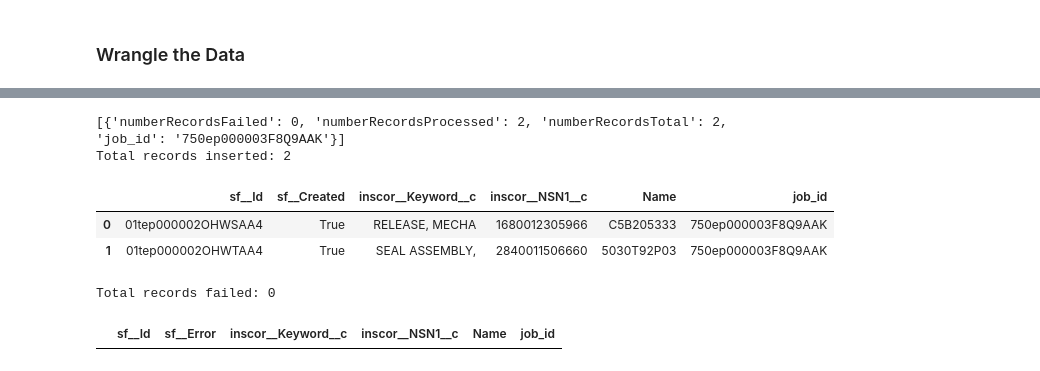
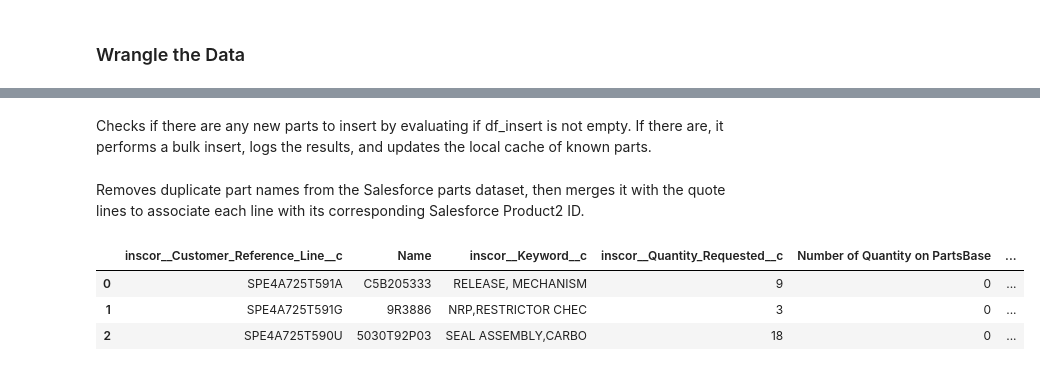
Before and after one commit to classaccounts/BuckeyeDreaminDemo, a Jupyter notebook: notebooks/03_real_data_pipeline.ipynb, the cells around one changed output, grey strips where cells are left out. Cells and saved outputs as stored; diff of their text form; code cells hidden in the pictures.

```diff
--- a/notebooks/03_real_data_pipeline.ipynb
+++ b/notebooks/03_real_data_pipeline.ipynb
@@ -225,27 +289,39 @@ df_insert.head()
+# %% [markdown]
+Checks if there are any new parts to insert by evaluating if df_insert is not empty. If there are, it performs a bulk insert, logs the results, and updates the local cache of known parts.
 # %%
-records=df_insert.to_dict(orient='records')
-result = sf.bulk2.Product2.insert(records=records, concurrency=100)
-print(result)
+#add an if statment that if df insert has no rows, then skip the bulk insert
+if not df_insert.empty:
+    print("No new parts to insert. Skipping bulk insert.")
 
-#check the results
-success, fail = get_bulk2_results(result)
-print(f"Total records inserted: {len(success)}")
-display(success.head(3))
-print(f"Total records failed: {len(fail)}")
-display(fail.head(3))
+    records=df_insert.to_dict(orient='records')
+    result = sf.bulk2.Product2.insert(records=records, concurrency=100)
+    print(result)
 
-#Yes you could (should) certainly use the rest API for this amount of data, but I already put BulkAPI in the presentation title
-#There is no backing out now.
+    #check the results
+    success, fail = get_bulk2_results(result)
+    print(f"Total records inserted: {len(success)}")
+    display(success.head(3))
+    print(f"Total records failed: {len(fail)}")
+    display(fail.head(3))
 
-#add success results to the DataFrame
-sf_parts = pd.concat([sf_parts, success['sf__Id', 'Name']], ignore_index=True)
+    #Yes you could (should) certainly use the rest API for this amount of data, but I already put BulkAPI in the presentation title
+    #There is no backing out now.
+
+    #add success results to the the existing parts dataframe
+    #rename sf__Id to sf__Id for consistency
+    success = success.rename(columns={'sf__Id': 'Id'})
+    sf_parts = pd.concat([sf_parts, success[['Id', 'Name']]], ignore_index=True)
+    #Drop any duplicate part names, part numbers should be unique.
-# %% [output]
-[{'numberRecordsFailed': 0, 'numberRecordsProcessed': 2, 'numberRecordsTotal': 2, 'job_id': '750ep000003F8Q9AAK'}]
-Total records inserted: 2
-|  | sf__Id | sf__Created | inscor__Keyword__c | inscor__NSN1__c | Name | job_id |
-| 0 | 01tep000002OHWSAA4 | True | RELEASE, MECHA | 1680012305966 | C5B205333 | 750ep000003F8Q9AAK |
-| 1 | 01tep000002OHWTAA4 | True | SEAL ASSEMBLY, | 2840011506660 | 5030T92P03 | 750ep000003F8Q9AAK |
-Total records failed: 0
-|  | sf__Id | sf__Error | inscor__Keyword__c | inscor__NSN1__c | Name | job_id |
+# %% [markdown]
+Removes duplicate part names from the Salesforce parts dataset, then merges it with the quote lines to associate each line with its corresponding Salesforce Product2 ID.
 # %%
-#drop dupes then merge, then remove uneeded columns
+#merge sf_parts with df_parts to get salesforce IDs for the parts
+sf_parts.drop_duplicates(subset=['Name'], inplace=True)
+df_quote_lines = pd.merge(df_quote_lines, sf_parts, on='Name', how='inner')
+df_quote_lines = df_quote_lines.rename(columns={'Id': 'inscor__Product__c'})
+df_quote_lines.head()
+# %% [output]
+|  | inscor__Customer_Reference_Line__c | Name | inscor__Keyword__c | inscor__Quantity_Requested__c | Number of Quantity on PartsBase | ... |
+| 0 | SPE4A725T591A | C5B205333 | RELEASE, MECHANISM | 9 | 0 | ... |
+| 1 | SPE4A725T591G | 9R3886 | NRP,RESTRICTOR CHEC | 3 | 0 | ... |
+| 2 | SPE4A725T590U | 5030T92P03 | SEAL ASSEMBLY,CARBO | 18 | 0 | ... |
```
Also changed, not shown: parts of 29 cells of this notebook, 14 other files.
